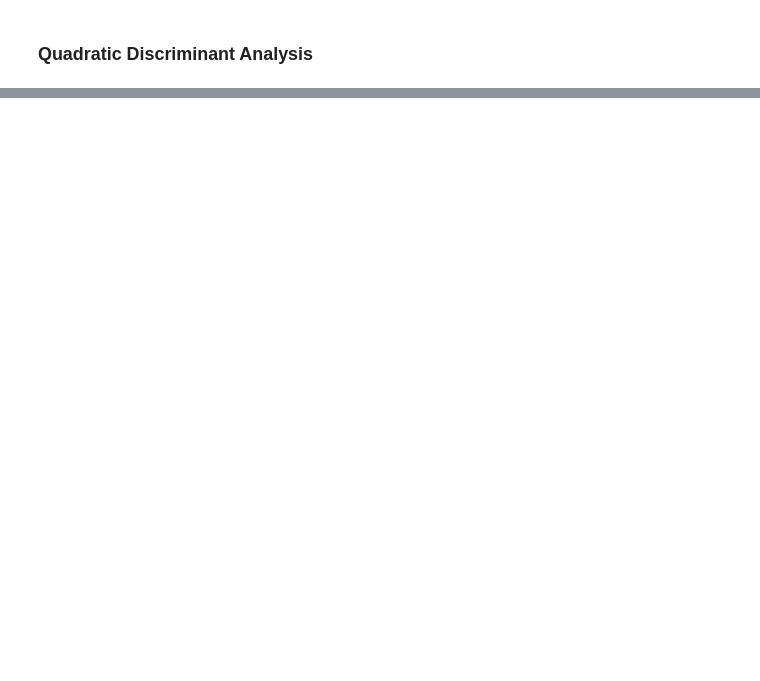
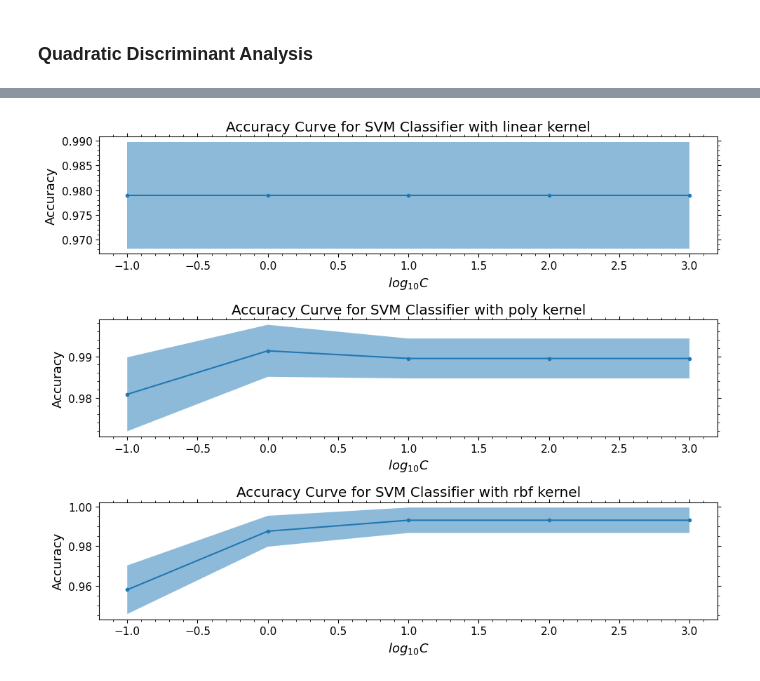
Before and after one commit to james-hughes1/mphildis-coursework, a Jupyter notebook: applied-data-science/Examples2.ipynb, the cells around one changed output, grey strips where cells are left out. Drawn from its saved outputs; the diff is of its cells as text; code cells hidden in the pictures; blank space fills up the shorter version.

```diff
--- a/applied-data-science/Examples2.ipynb
+++ b/applied-data-science/Examples2.ipynb
@@ -511,0 +547,8 @@ plt.show()
+# %%
+X_train, X_test, y_train, y_test = train_test_split(X, y, random_state=42, test_size=0.1)
+# %%
+svm_clf = SVC()
+svm_cv = GridSearchCV(svm_clf, param_grid={"C":np.logspace(-1,3,5), "kernel":["linear", "poly", "rbf"]}, cv=10)
+svm_cv.fit(X_train, y_train)
+svm_results = pd.DataFrame(svm_cv.cv_results_, dtype="float64")
+svm_results
@@ -511,0 +572,13 @@ plt.show()
+# %%
+fig, ax = plt.subplots(3, 1, figsize=(10,8))
+for idx, kernel in enumerate(["linear", "poly", "rbf"]):
+    svm_results_bykernel = svm_results[svm_results["param_kernel"] == kernel]
+    ax[idx].plot(np.log10(svm_results_bykernel["param_C"]), svm_results_bykernel["mean_test_score"], marker=".")
+    ax[idx].fill_between(np.log10(svm_results_bykernel["param_C"]), svm_results_bykernel["mean_test_score"] - svm_results_bykernel["std_test_score"],
+                    svm_results_bykernel["mean_test_score"] + svm_results_bykernel["std_test_score"], alpha=.5)
+    ax[idx].set_xlabel("$log_{10} C$")
+    ax[idx].set_ylabel("Accuracy")
+    ax[idx].set_title("Accuracy Curve for SVM Classifier with {} kernel".format(kernel))
+plt.show()
+# %% [output]
+[figure, added]
```
Also changed, not shown: parts of 35 cells of this notebook, 1 other file.
